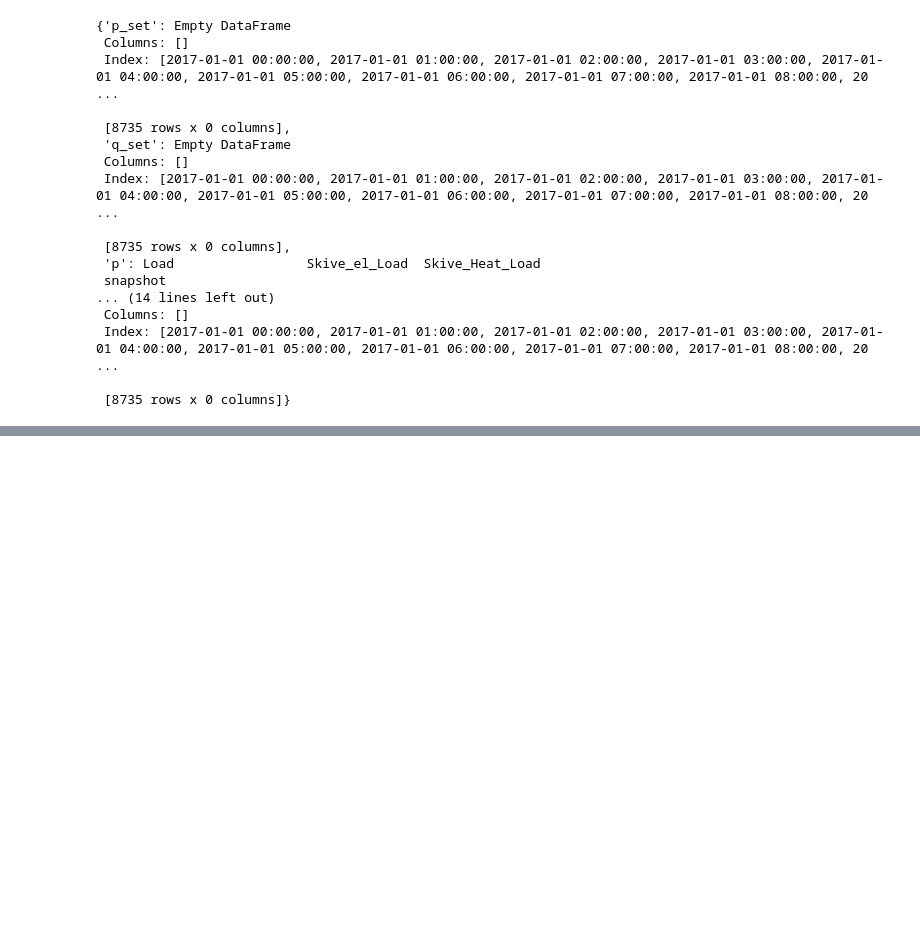
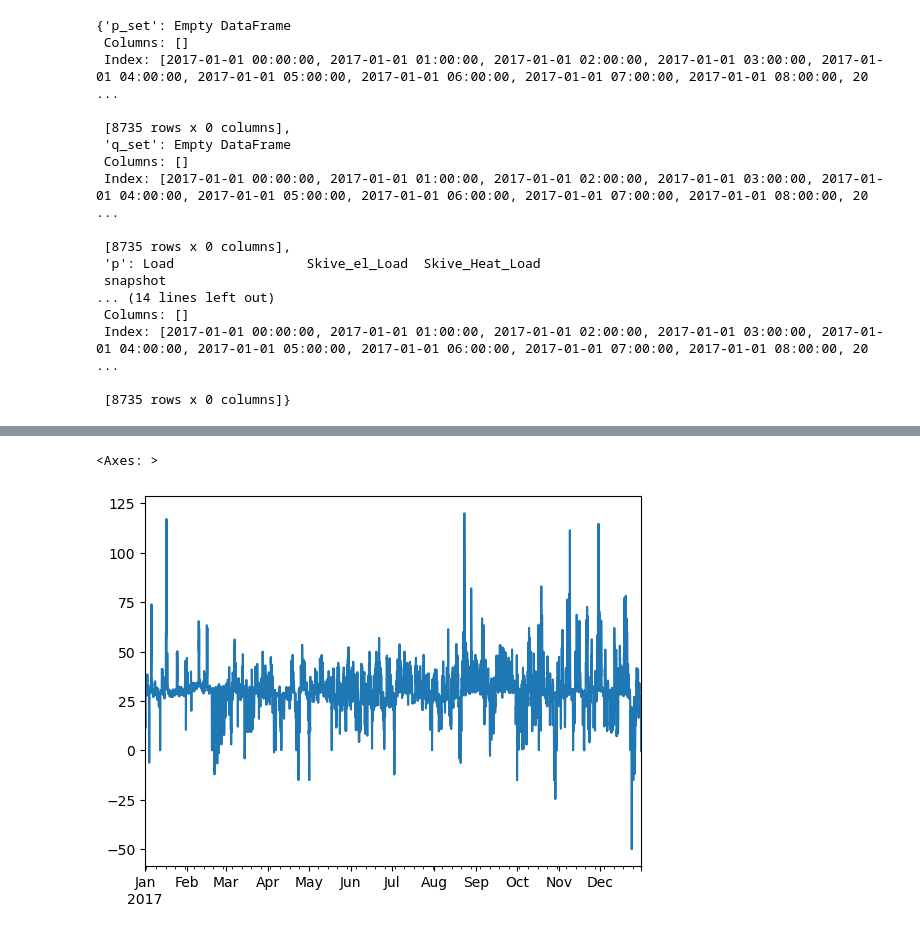
Before and after one commit to pulio12/Msc_Thesis_Greenlab_Skive, a Jupyter notebook: Test_file2.ipynb, the cells around one changed output, grey strips where cells are left out. Cells and saved outputs as stored; diff of their text form; code cells hidden in the pictures; blank space fills up the shorter version.

```diff
--- a/Test_file2.ipynb
+++ b/Test_file2.ipynb
@@ -1021,0 +1023,5 @@ plt.xlim('2017-01-01 00:00Z', '2017-01-03 00:00Z')
+# %%
+DK1_data_2017["DK1_EUR/MWh"].reindex(hours_in_2017).plot()
+# %% [output]
+<Axes: >
+[figure, added]
```
Also changed, not shown: parts of 21 cells of this notebook, 1 other file.
